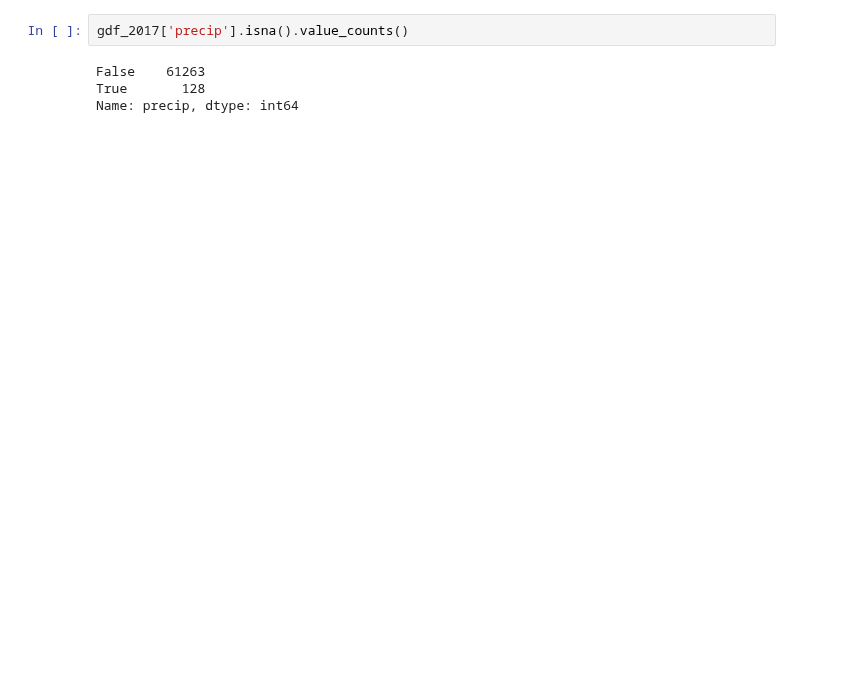
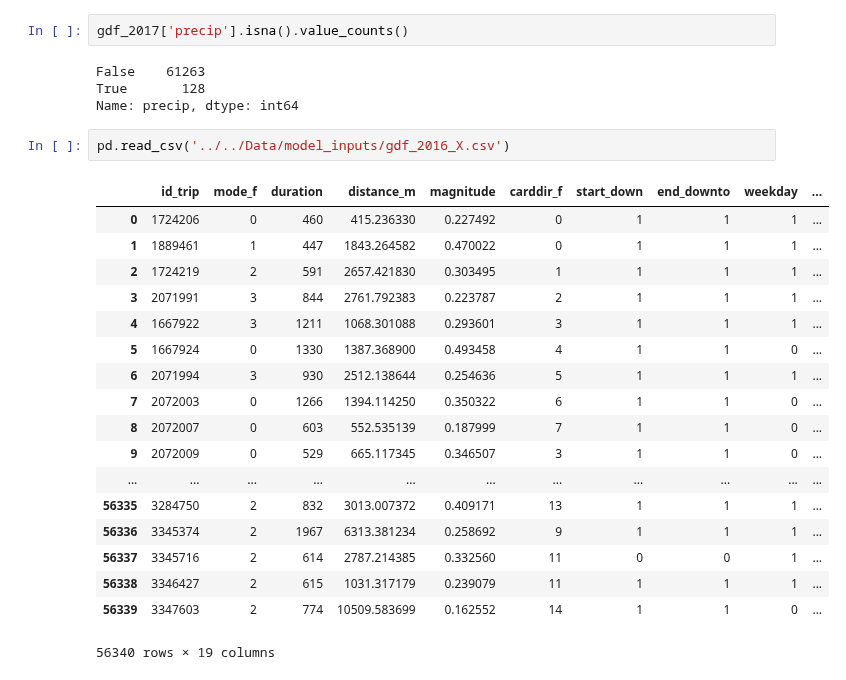
Before and after one commit to Thomasjkeel/Trip_Purpose_Classification, a Jupyter notebook: Notebooks/preprocessing/all_preprocessing.ipynb, the cells around one changed output. Drawn from its saved outputs; the diff is of its cells as text; blank space fills up the shorter version.

```diff
--- a/Notebooks/preprocessing/all_preprocessing.ipynb
+++ b/Notebooks/preprocessing/all_preprocessing.ipynb
@@ -1384,3 +1383,24 @@ gdf_2017['precip'].isna().value_counts()
 False    61263
 True       128
 Name: precip, dtype: int64
+# %%
+pd.read_csv('../../Data/model_inputs/gdf_2016_X.csv')
+# %% [output]
+|  | id_trip | mode_f | duration | distance_m | magnitude | carddir_f | start_down | end_downto | weekday | ... |
+| 0 | 1724206 | 0 | 460 | 415.236330 | 0.227492 | 0 | 1 | 1 | 1 | ... |
+| 1 | 1889461 | 1 | 447 | 1843.264582 | 0.470022 | 0 | 1 | 1 | 1 | ... |
+| 2 | 1724219 | 2 | 591 | 2657.421830 | 0.303495 | 1 | 1 | 1 | 1 | ... |
+| 3 | 2071991 | 3 | 844 | 2761.792383 | 0.223787 | 2 | 1 | 1 | 1 | ... |
+| 4 | 1667922 | 3 | 1211 | 1068.301088 | 0.293601 | 3 | 1 | 1 | 1 | ... |
+| 5 | 1667924 | 0 | 1330 | 1387.368900 | 0.493458 | 4 | 1 | 1 | 0 | ... |
+| 6 | 2071994 | 3 | 930 | 2512.138644 | 0.254636 | 5 | 1 | 1 | 1 | ... |
+| 7 | 2072003 | 0 | 1266 | 1394.114250 | 0.350322 | 6 | 1 | 1 | 0 | ... |
+| 8 | 2072007 | 0 | 603 | 552.535139 | 0.187999 | 7 | 1 | 1 | 0 | ... |
+| 9 | 2072009 | 0 | 529 | 665.117345 | 0.346507 | 3 | 1 | 1 | 0 | ... |
+| ... | ... | ... | ... | ... | ... | ... | ... | ... | ... | ... |
+| 56335 | 3284750 | 2 | 832 | 3013.007372 | 0.409171 | 13 | 1 | 1 | 1 | ... |
+| 56336 | 3345374 | 2 | 1967 | 6313.381234 | 0.258692 | 9 | 1 | 1 | 1 | ... |
+| 56337 | 3345716 | 2 | 614 | 2787.214385 | 0.332560 | 11 | 0 | 0 | 1 | ... |
+| 56338 | 3346427 | 2 | 615 | 1031.317179 | 0.239079 | 11 | 1 | 1 | 1 | ... |
+| 56339 | 3347603 | 2 | 774 | 10509.583699 | 0.162552 | 14 | 1 | 1 | 0 | ... |
+56340 rows × 19 columns
```
Also changed, not shown: parts of 2 cells of this notebook, 1 other file.
